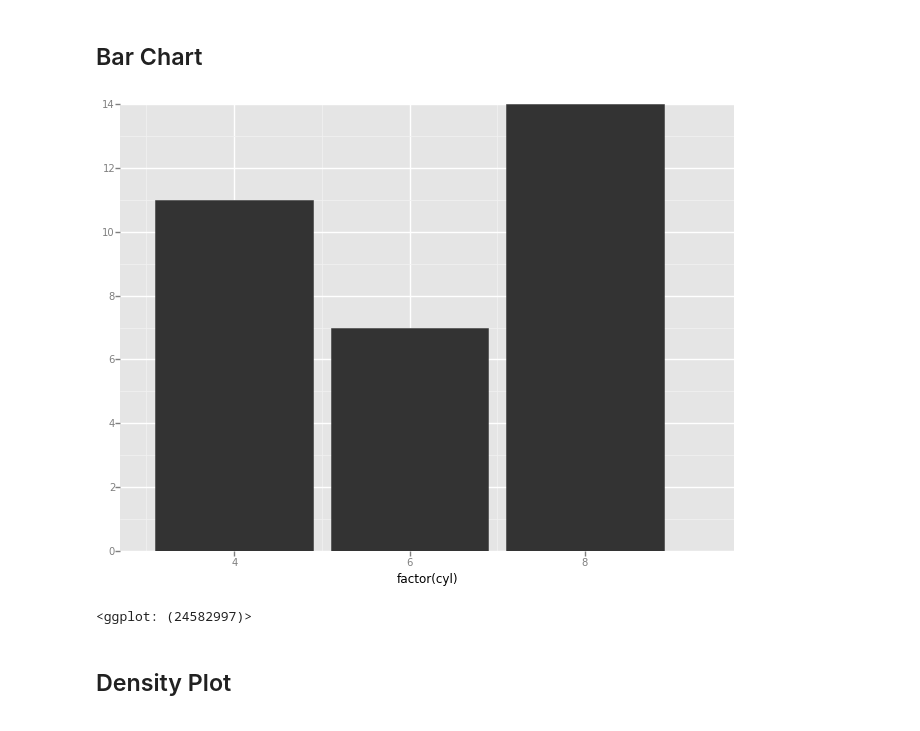
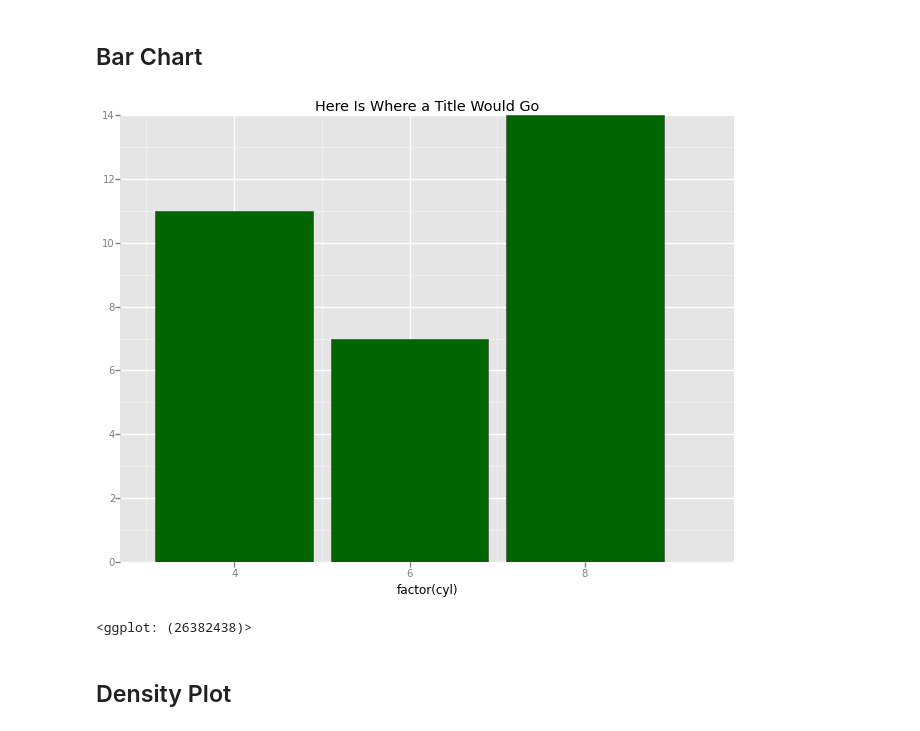
Before and after one commit to aschneiderman/my-little-pandas-cookbook, a Jupyter notebook: cookbook/Pandas_ggplot.ipynb, the cells around one changed output. Cells and saved outputs as stored; diff of their text form; code cells hidden in the pictures.

```diff
--- a/cookbook/Pandas_ggplot.ipynb
+++ b/cookbook/Pandas_ggplot.ipynb
@@ -38,10 +38,10 @@ binwidth defaulted to range/30. Use 'binwidth = x' to adjust this.
 ## Bar Chart
 # %%
 p = ggplot(mtcars, aes('factor(cyl)'))
-p + geom_bar()
+p + geom_bar(fill = "darkgreen") +    ggtitle("Here Is Where a Title Would Go")
 # %% [output]
-[figure, old version]
+[figure, new version]
-<ggplot: (24582997)>
+<ggplot: (26382438)>
 # %% [markdown]
 ## Density Plot
 # %%
```
Also changed, not shown: parts of 16 cells of this notebook, 1 other file.
